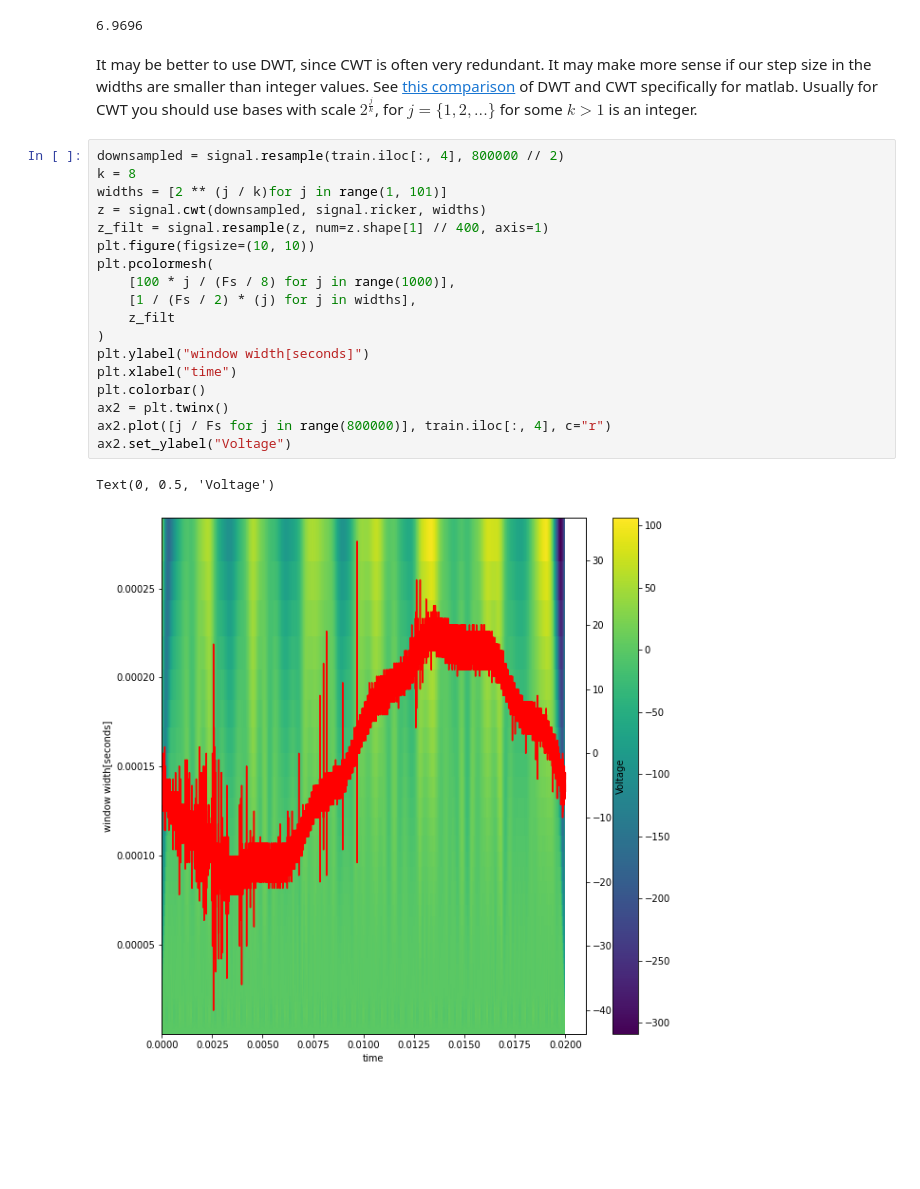
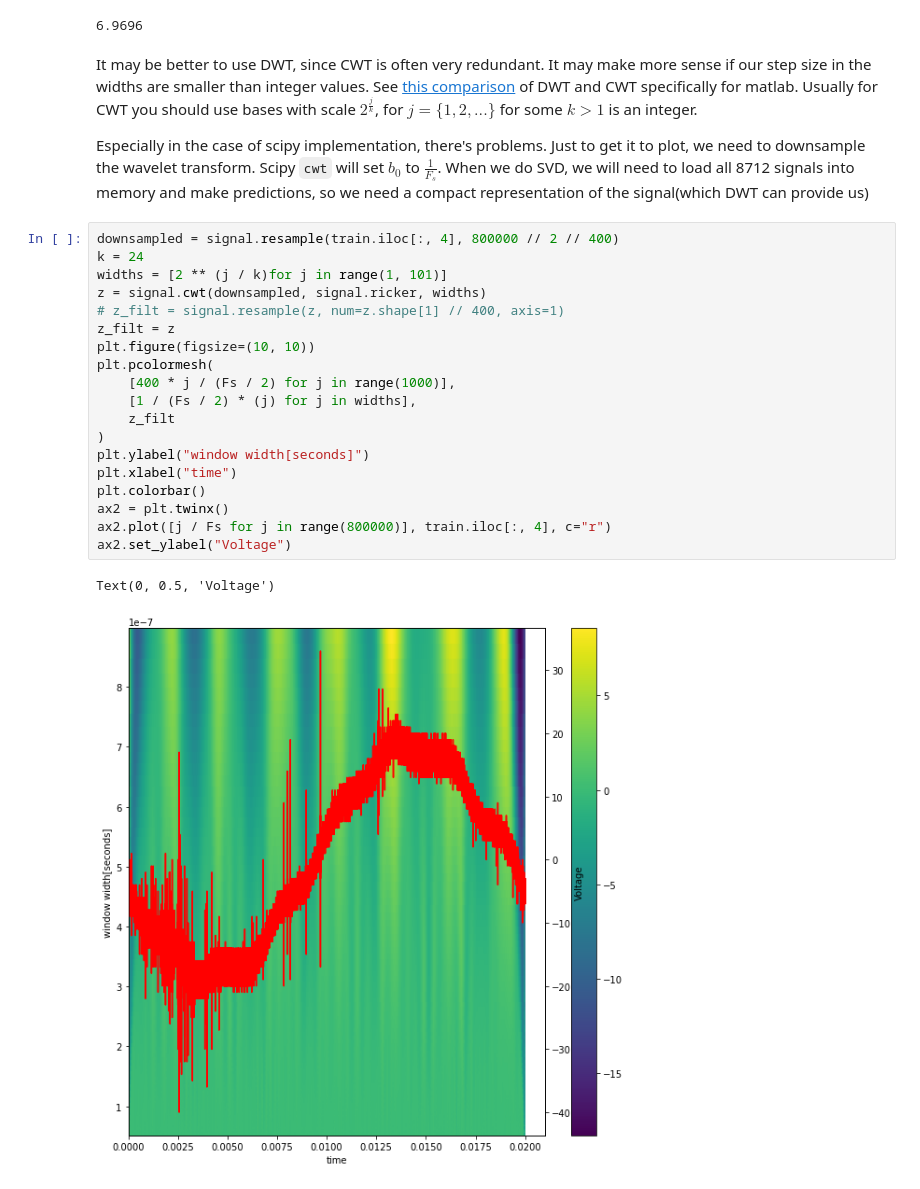
Before and after one commit to tqhdesilva/AMATH582FinalProject, a Jupyter notebook: notebooks/Spectrograms.ipynb, the cells around one changed output. Saved outputs shown, nothing was run; the diff lists cells and outputs as text; blank space fills up the shorter version.

```diff
--- a/notebooks/Spectrograms.ipynb
+++ b/notebooks/Spectrograms.ipynb
@@ -205,25 +205,30 @@ z_filt.astype(np.float32).nbytes * 8712 / 1e9
 It may be better to use DWT, since CWT is often very redundant. It may make more sense if our step size in the widths are smaller than integer values.
 See [this comparison](https://www.mathworks.com/help/wavelet/gs/continuous-and-discrete-wavelet-transforms.html) of DWT and CWT specifically for matlab.
 Usually for CWT you should use bases with scale $2^{\frac{j}{k}}$, for $j = \{1, 2, ...\}$ for some $k \gt 1$ is an integer.
+
+Especially in the case of scipy implementation, there's problems. Just to get it to plot, we need to downsample the wavelet transform.
+Scipy `cwt` will set $b_0$ to $\frac{1}{F_s}$. When we do SVD, we will need to load all 8712 signals into memory and make predictions, so we need
+a compact representation of the signal(which DWT can provide us)
 # %%
-downsampled = signal.resample(train.iloc[:, 4], 800000 // 2)
-k = 8
+downsampled = signal.resample(train.iloc[:, 4], 800000 // 2 // 400)
+k = 24
 widths = [2 ** (j / k)for j in range(1, 101)]
 z = signal.cwt(downsampled, signal.ricker, widths)
-z_filt = signal.resample(z, num=z.shape[1] // 400, axis=1)
+# z_filt = signal.resample(z, num=z.shape[1] // 400, axis=1)
+z_filt = z
 plt.figure(figsize=(10, 10))
 plt.pcolormesh(
-    [100 * j / (Fs / 8) for j in range(1000)],
+    [400 * j / (Fs / 2) for j in range(1000)],
     [1 / (Fs / 2) * (j) for j in widths],
     z_filt
 )
 plt.ylabel("window width[seconds]")
 plt.xlabel("time")
 plt.colorbar()
 ax2 = plt.twinx()
 ax2.plot([j / Fs for j in range(800000)], train.iloc[:, 4], c="r")
 ax2.set_ylabel("Voltage")
 # %% [output]
 Text(0, 0.5, 'Voltage')
-[figure, old version]
+[figure, new version]
 # %%
```
Also changed, not shown: parts of 3 cells of this notebook.
